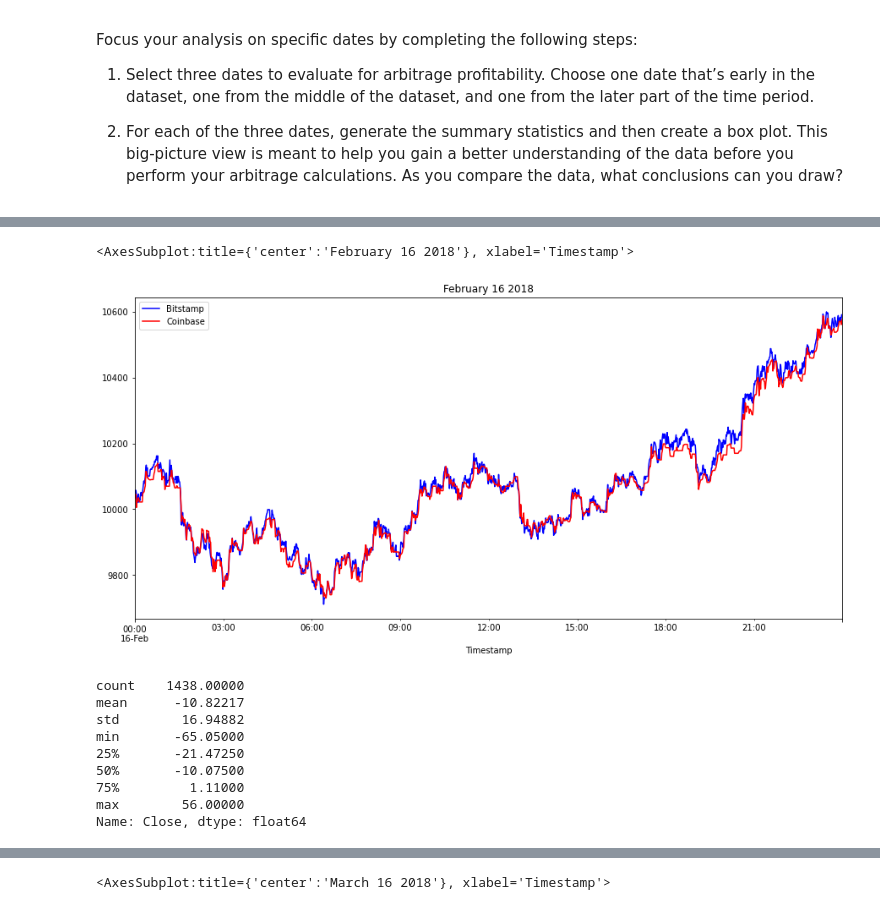
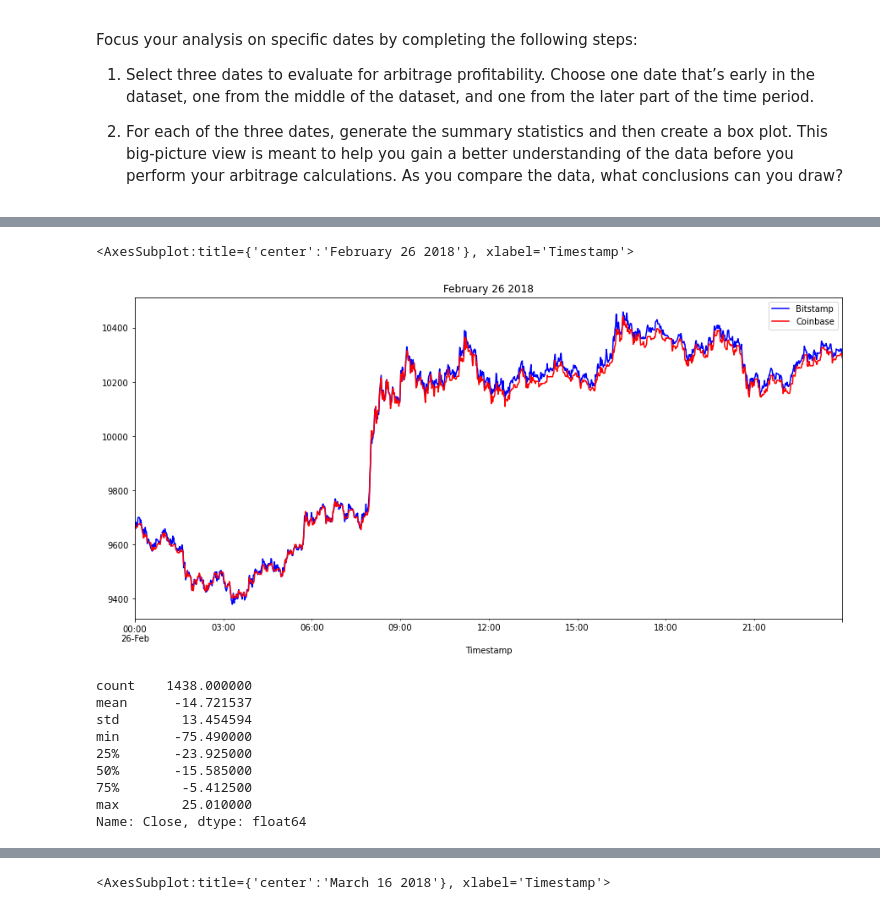
Before and after one commit to zvahidy/Crypto-Arbitrage, a Jupyter notebook: crypto_arbitrage.ipynb, the cells around one changed output, grey strips where cells are left out. Cells and saved outputs as stored; diff of their text form; code cells hidden in the pictures.

```diff
--- a/crypto_arbitrage.ipynb
+++ b/crypto_arbitrage.ipynb
@@ -439,27 +439,27 @@ arbitrage_spread_early.plot(kind='box')
 # %%
 # Create an overlay plot that visualizes the two dataframes over a period of one day from the middle of the dataset.
 # Be sure that the plots include the parameters `legend`, `figsize`, `title`, `color` and `label`
-bitstamp['Close'].loc['2018-02-16'].plot(legend=True, figsize=(15, 7), title="February 16 2018", color="blue", label="Bitstamp")
-coinbase['Close'].loc['2018-02-16'].plot(legend=True, figsize=(15, 7), color="red", label="Coinbase")
+bitstamp['Close'].loc['2018-02-26'].plot(legend=True, figsize=(15, 7), title="February 26 2018", color="blue", label="Bitstamp")
+coinbase['Close'].loc['2018-02-26'].plot(legend=True, figsize=(15, 7), color="red", label="Coinbase")
 # %% [output]
-<AxesSubplot:title={'center':'February 16 2018'}, xlabel='Timestamp'>
+<AxesSubplot:title={'center':'February 26 2018'}, xlabel='Timestamp'>
-[figure, old version]
+[figure, new version]
 # %%
 # Using the date in the middle that you have selected, calculate the arbitrage spread
 # by subtracting the bitstamp lower closing prices from the coinbase higher closing prices
-arbitrage_spread_middle = coinbase['Close'].loc['2018-02-16'] - bitstamp['Close'].loc['2018-02-16']
+arbitrage_spread_middle = coinbase['Close'].loc['2018-02-26'] - bitstamp['Close'].loc['2018-02-26']
 
 # Generate summary statistics
 arbitrage_spread_middle.describe()
 # %% [output]
-count    1438.00000
-mean      -10.82217
-std        16.94882
-min       -65.05000
-25%       -21.47250
-50%       -10.07500
-75%         1.11000
-max        56.00000
+count    1438.000000
+mean      -14.721537
+std        13.454594
+min       -75.490000
+25%       -23.925000
+50%       -15.585000
+75%        -5.412500
+max        25.010000
 Name: Close, dtype: float64
 # %%
 # Visualize the arbitrage spread from the middle of the dataset in a box plot
```
Also changed, not shown: parts of 34 cells of this notebook.
